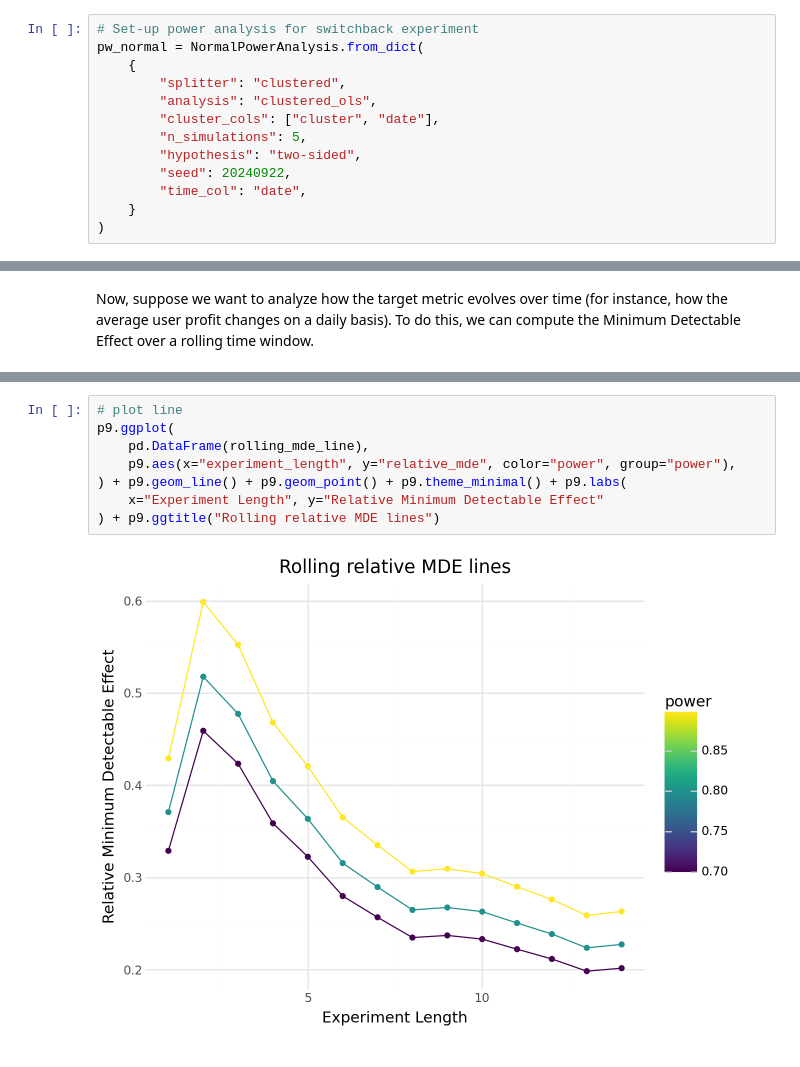
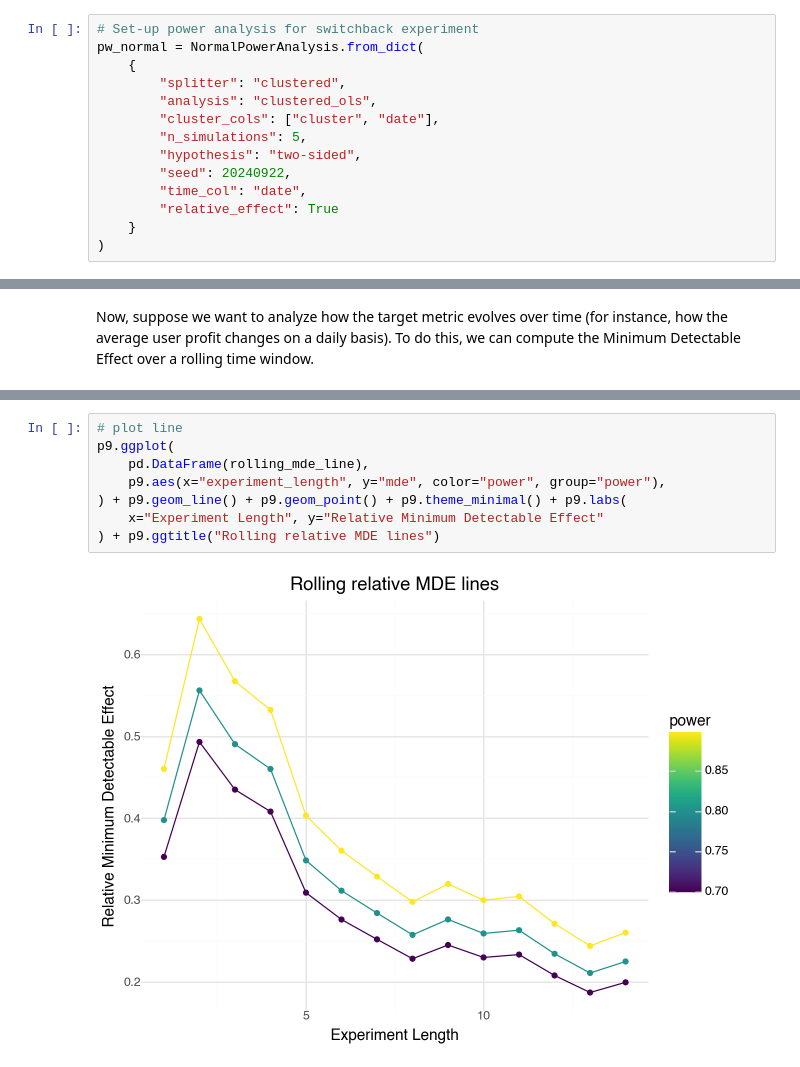
Before and after one commit to david26694/cluster-experiments, a Jupyter notebook: docs/normal_power_lines.ipynb, the cells around one changed output, grey strips where cells are left out. Saved outputs shown, nothing was run; the diff lists cells and outputs as text.

```diff
--- a/docs/normal_power_lines.ipynb
+++ b/docs/normal_power_lines.ipynb
@@ -35,6 +35,7 @@ pw_normal = NormalPowerAnalysis.from_dict(
         "hypothesis": "two-sided",
         "seed": 20240922,
         "time_col": "date",
+        "relative_effect": True
     }
 )
 # %%
@@ -93,10 +94,10 @@ Wall time: 696 ms
 # %%
 # plot line
 p9.ggplot(
     pd.DataFrame(rolling_mde_line),
-    p9.aes(x="experiment_length", y="relative_mde", color="power", group="power"),
+    p9.aes(x="experiment_length", y="mde", color="power", group="power"),
 ) + p9.geom_line() + p9.geom_point() + p9.theme_minimal() + p9.labs(
     x="Experiment Length", y="Relative Minimum Detectable Effect"
 ) + p9.ggtitle("Rolling relative MDE lines")
 # %% [output]
-[figure, old version]
+[figure, new version]
```
Also changed, not shown: parts of 5 cells of this notebook, 15 other files.
